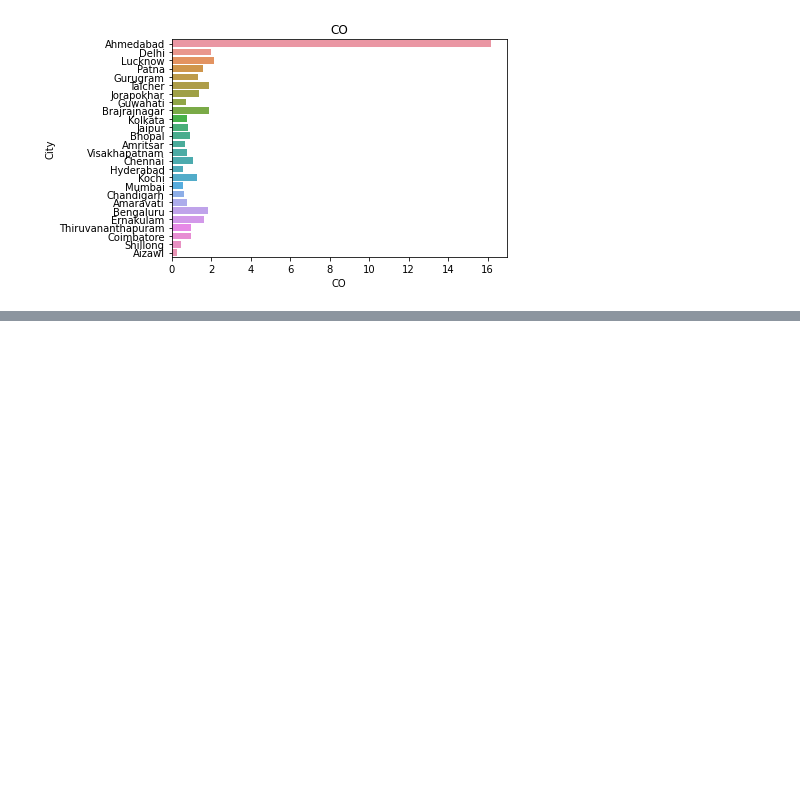
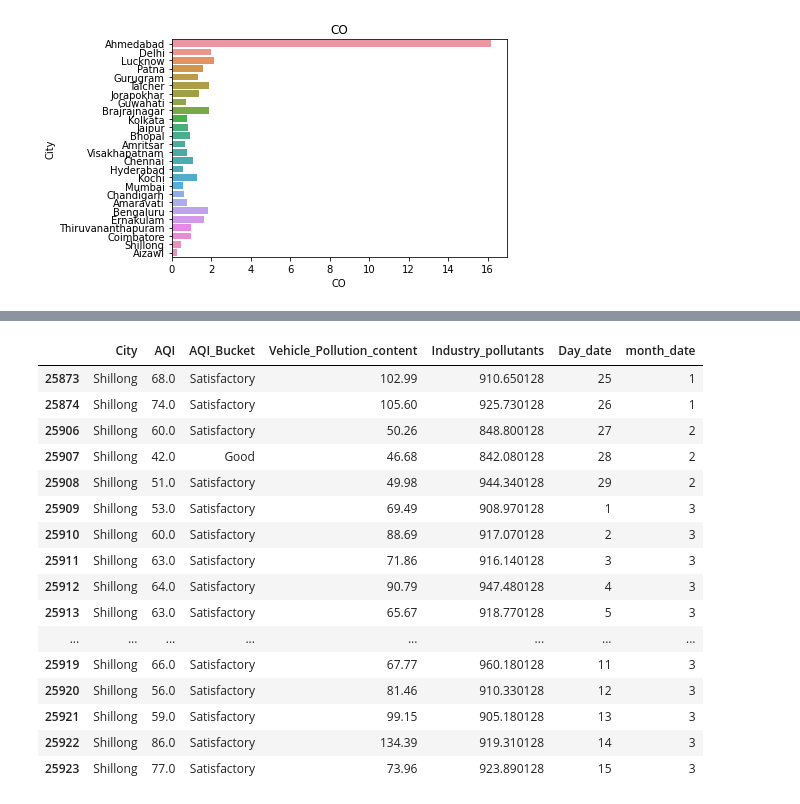
Before and after one commit to Vish-shubh/Air-index-quality-check., a Jupyter notebook: numpy.ipynb, the cells around one changed output, grey strips where cells are left out. Saved outputs shown, nothing was run; the diff lists cells and outputs as text; code cells hidden in the pictures; blank space fills up the shorter version.

```diff
--- a/numpy.ipynb
+++ b/numpy.ipynb
@@ -167,0 +229,21 @@ Text(0.5, 1.0, 'CO')
+# %%
+outliers=df1.loc[df1['Industry_pollutants']>(800)]
+outliers
+# %% [output]
+|  | City | AQI | AQI_Bucket | Vehicle_Pollution_content | Industry_pollutants | Day_date | month_date |
+| 25873 | Shillong | 68.0 | Satisfactory | 102.99 | 910.650128 | 25 | 1 |
+| 25874 | Shillong | 74.0 | Satisfactory | 105.60 | 925.730128 | 26 | 1 |
+| 25906 | Shillong | 60.0 | Satisfactory | 50.26 | 848.800128 | 27 | 2 |
+| 25907 | Shillong | 42.0 | Good | 46.68 | 842.080128 | 28 | 2 |
+| 25908 | Shillong | 51.0 | Satisfactory | 49.98 | 944.340128 | 29 | 2 |
+| 25909 | Shillong | 53.0 | Satisfactory | 69.49 | 908.970128 | 1 | 3 |
+| 25910 | Shillong | 60.0 | Satisfactory | 88.69 | 917.070128 | 2 | 3 |
+| 25911 | Shillong | 63.0 | Satisfactory | 71.86 | 916.140128 | 3 | 3 |
+| 25912 | Shillong | 64.0 | Satisfactory | 90.79 | 947.480128 | 4 | 3 |
+| 25913 | Shillong | 63.0 | Satisfactory | 65.67 | 918.770128 | 5 | 3 |
+| ... | ... | ... | ... | ... | ... | ... | ... |
+| 25919 | Shillong | 66.0 | Satisfactory | 67.77 | 960.180128 | 11 | 3 |
+| 25920 | Shillong | 56.0 | Satisfactory | 81.46 | 910.330128 | 12 | 3 |
+| 25921 | Shillong | 59.0 | Satisfactory | 99.15 | 905.180128 | 13 | 3 |
+| 25922 | Shillong | 86.0 | Satisfactory | 134.39 | 919.310128 | 14 | 3 |
+| 25923 | Shillong | 77.0 | Satisfactory | 73.96 | 923.890128 | 15 | 3 |
```
Also changed, not shown: parts of 6 cells of this notebook.
